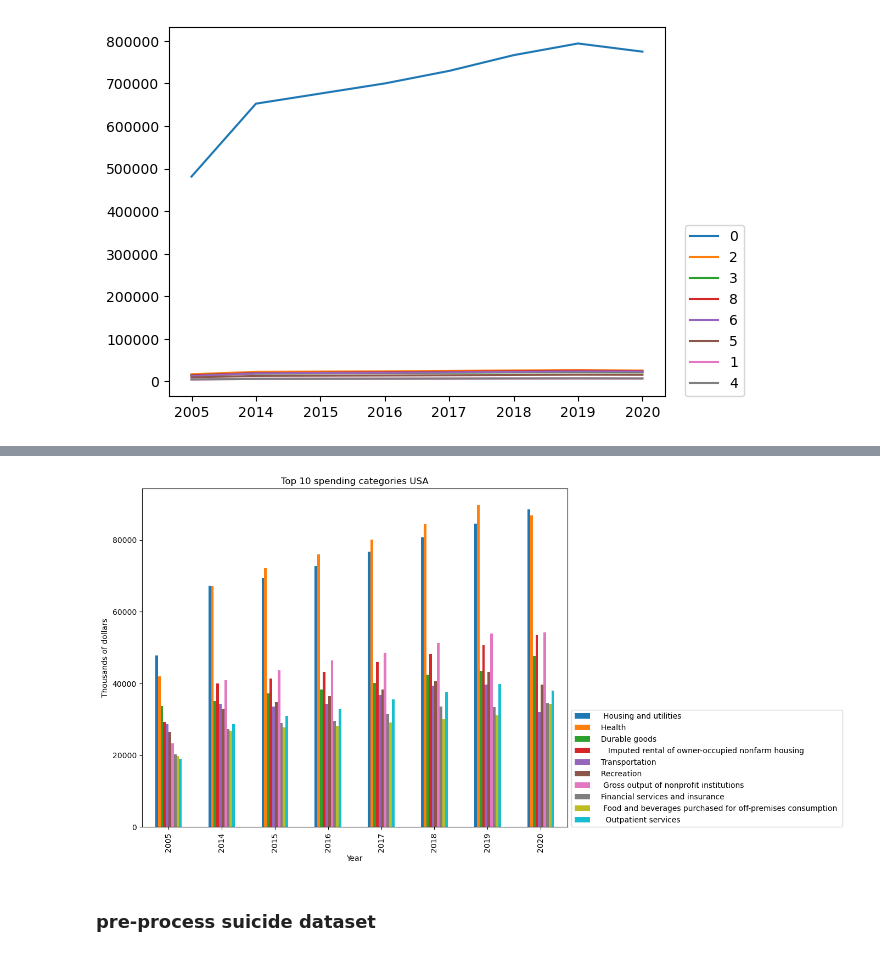
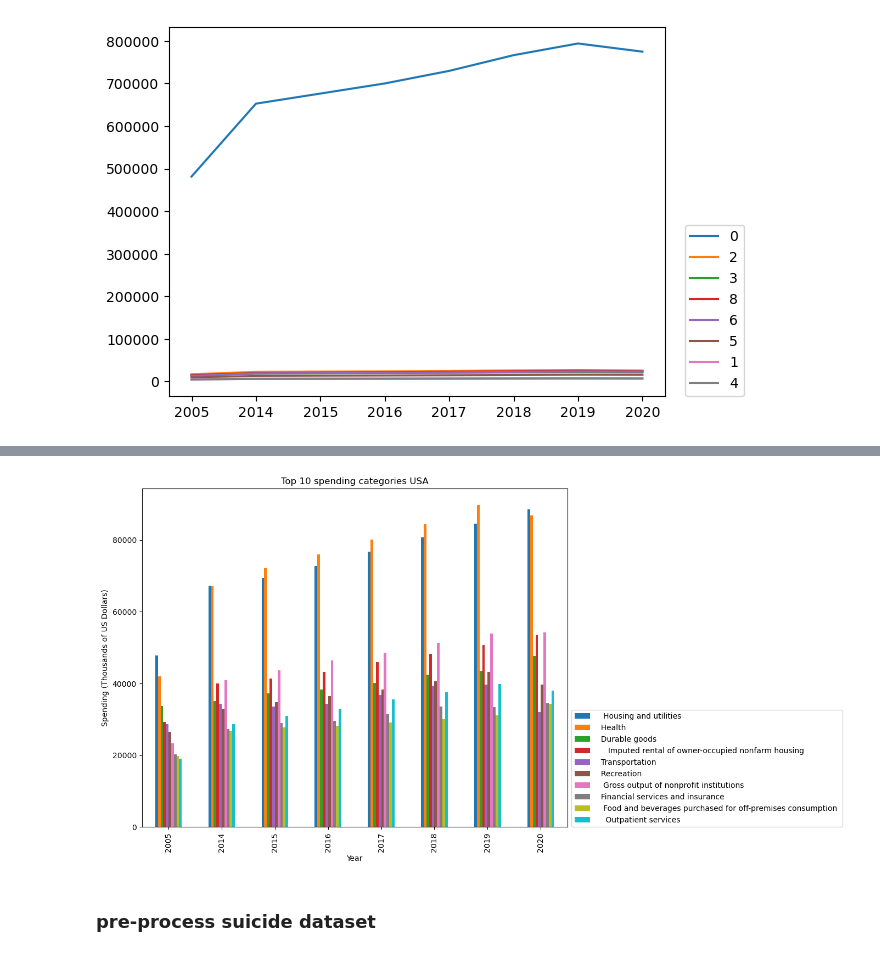
Before and after one commit to MajdAlali99/Data-Wrangling-Project, a Jupyter notebook: Gilbert/EconomicalFactors-SuicideRate-Analysis.ipynb, the cells around one changed output, grey strips where cells are left out. Saved outputs shown, nothing was run; the diff lists cells and outputs as text; code cells hidden in the pictures.

```diff
--- a/Gilbert/EconomicalFactors-SuicideRate-Analysis.ipynb
+++ b/Gilbert/EconomicalFactors-SuicideRate-Analysis.ipynb
@@ -146,17 +146,17 @@ top20_per_region
 # %%
 '''
 plot top 10 spending categories per year
 for a specific region
   --> Region=8
 '''
 top10 = sp_cat.loc[8].nlargest(n=30,columns=cols)
 top10.loc[top10.index[[7,8,12,13,15,16,17,20,22,24]]].T.plot.bar(figsize=(10,8))
 plt.title('Top 10 spending categories USA')
 plt.xlabel('Year')
-plt.ylabel('Thousands of dollars')
+plt.ylabel('Spending (Thousands of US Dollars)')
 plt.legend(loc=(1.01, 0));
 # %% [output]
-[figure, old version]
+[figure, new version]
 # %% [markdown]
 ### pre-process suicide dataset
 # %%
```
Also changed, not shown: parts of 27 cells of this notebook, 4 other files.
